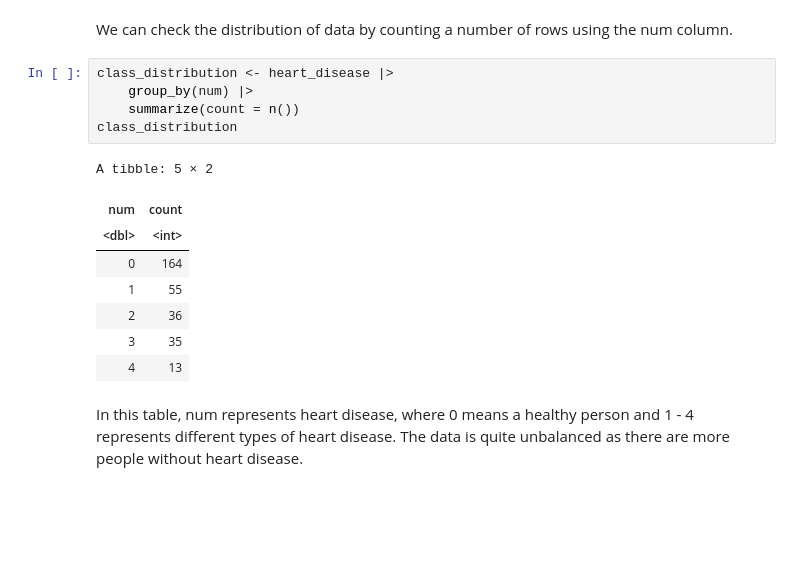
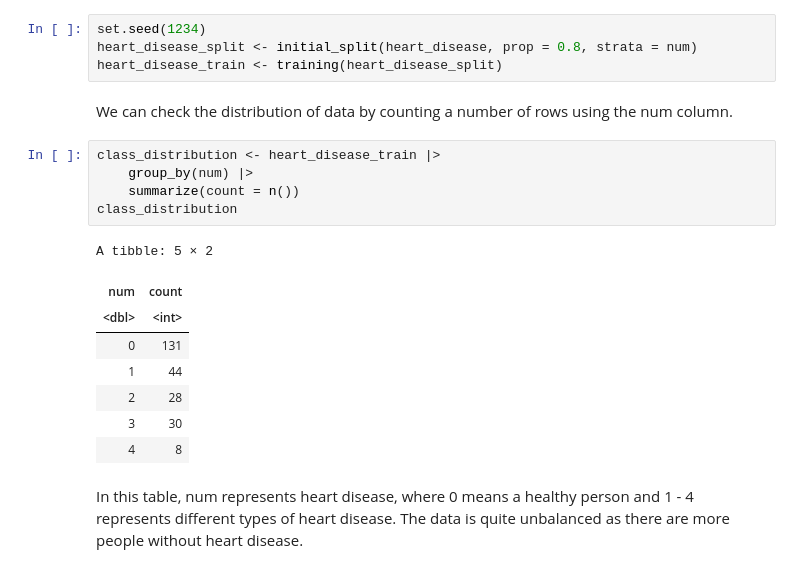
Before and after one commit to wtarit/dsci-100-project, a Jupyter notebook: group_proposal.ipynb, the cells around one changed output. Saved outputs shown, nothing was run; the diff lists cells and outputs as text; blank space fills up the shorter version.

```diff
--- a/group_proposal.ipynb
+++ b/group_proposal.ipynb
@@ -58,19 +76,23 @@ heart_disease <- heart_disease |> mutate(ca = as.integer(ca), thal = as.integer(
+# %%
+set.seed(1234)
+heart_disease_split <- initial_split(heart_disease, prop = 0.8, strata = num)
+heart_disease_train <- training(heart_disease_split)
 # %% [markdown]
 We can check the distribution of data by counting a number of rows using the num column.
 # %%
-class_distribution <- heart_disease |>
+class_distribution <- heart_disease_train |>
     group_by(num) |>
     summarize(count = n())
 class_distribution
 # %% [output]
 A tibble: 5 × 2
 | num | count |
 | <dbl> | <int> |
-| 0 | 164 |
-| 1 | 55 |
-| 2 | 36 |
-| 3 | 35 |
-| 4 | 13 |
+| 0 | 131 |
+| 1 | 44 |
+| 2 | 28 |
+| 3 | 30 |
+| 4 | 8 |
 # %% [markdown]
 In this table, num represents heart disease, where 0 means a healthy person and 1 - 4 represents different types of heart disease. The data is quite unbalanced as there are more people without heart disease.
 # %% [markdown]
```
Also changed, not shown: parts of 5 cells of this notebook.
